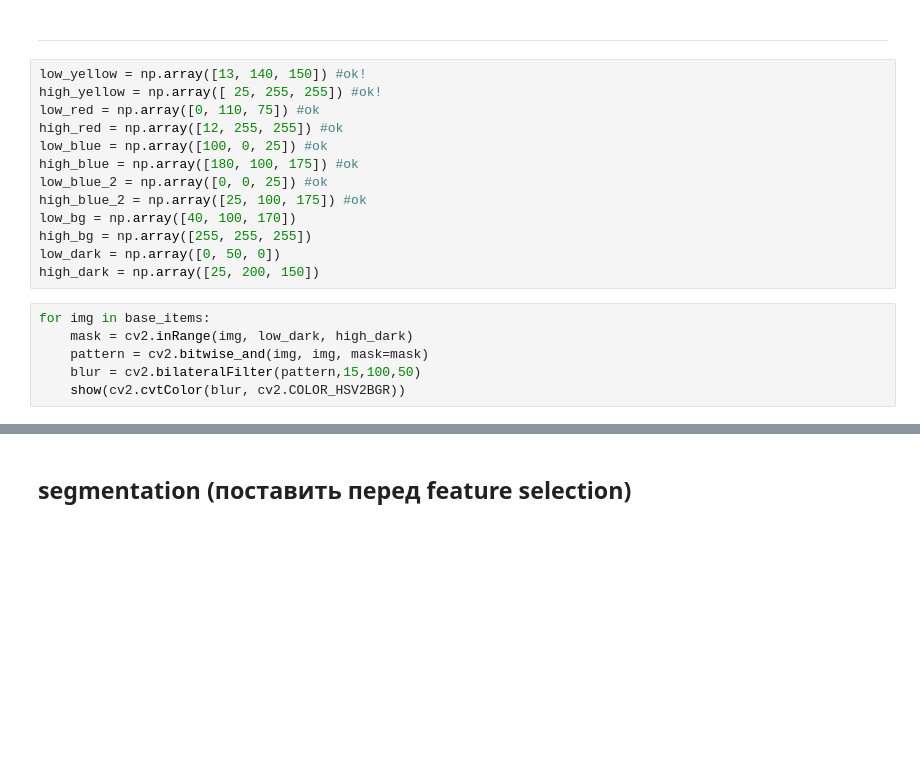
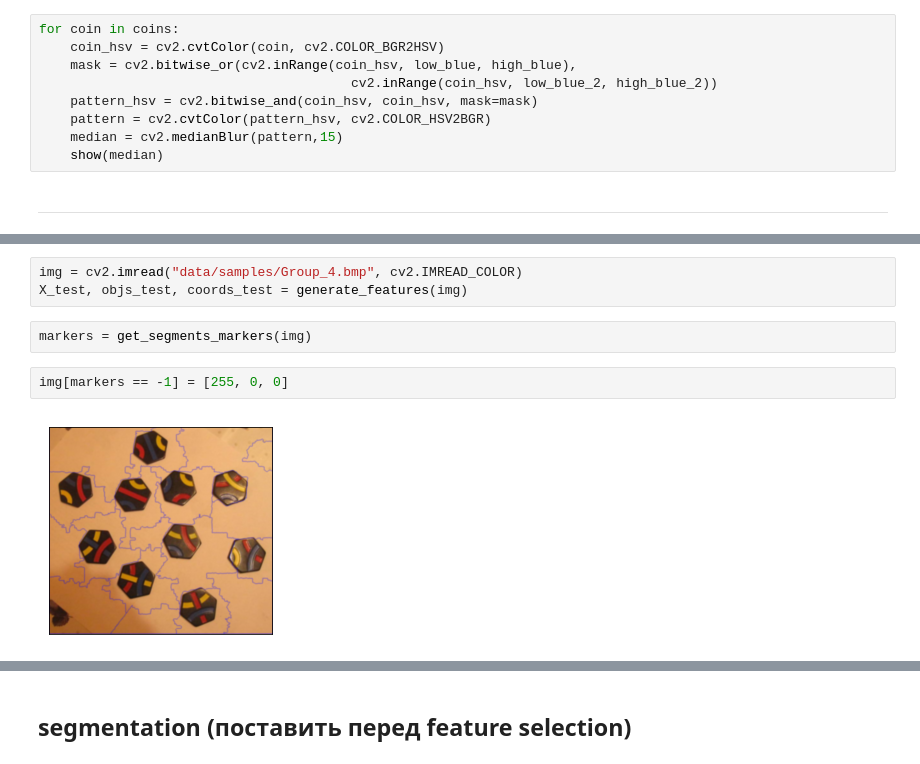
Before and after one commit to aksholokhov/mipt-compvis-2018, a Jupyter notebook: experiments.ipynb, the cells around one changed output, grey strips where cells are left out. Cells and saved outputs as stored; diff of their text form; blank space fills up the shorter version.

```diff
--- a/experiments.ipynb
+++ b/experiments.ipynb
@@ -115,21 +164,11 @@ high_dark = np.array([25, 200, 150])
+# %%
+for coin in coins:
+    coin_hsv = cv2.cvtColor(coin, cv2.COLOR_BGR2HSV)
+    mask = cv2.bitwise_or(cv2.inRange(coin_hsv, low_blue, high_blue),
+                                        cv2.inRange(coin_hsv, low_blue_2, high_blue_2))
+    pattern_hsv = cv2.bitwise_and(coin_hsv, coin_hsv, mask=mask)
+    pattern = cv2.cvtColor(pattern_hsv, cv2.COLOR_HSV2BGR)
+    median = cv2.medianBlur(pattern,15)
+    show(median)
 # %% [markdown]
 ---
-# %%
-low_yellow = np.array([13, 140, 150]) #ok!
-high_yellow = np.array([ 25, 255, 255]) #ok!
-low_red = np.array([0, 110, 75]) #ok
-high_red = np.array([12, 255, 255]) #ok
-low_blue = np.array([100, 0, 25]) #ok
-high_blue = np.array([180, 100, 175]) #ok
-low_blue_2 = np.array([0, 0, 25]) #ok
-high_blue_2 = np.array([25, 100, 175]) #ok
-low_bg = np.array([40, 100, 170])
-high_bg = np.array([255, 255, 255])
-low_dark = np.array([0, 50, 0])
-high_dark = np.array([25, 200, 150])
-# %%
-for img in base_items:
-    mask = cv2.inRange(img, low_dark, high_dark)
-    pattern = cv2.bitwise_and(img, img, mask=mask)
-    blur = cv2.bilateralFilter(pattern,15,100,50)
-    show(cv2.cvtColor(blur, cv2.COLOR_HSV2BGR))
@@ -175,0 +363,9 @@ generate_color_features(img_segment)
+# %%
+img = cv2.imread("data/samples/Group_4.bmp", cv2.IMREAD_COLOR)
+X_test, objs_test, coords_test = generate_features(img)
+# %%
+markers = get_segments_markers(img)
+# %%
+img[markers == -1] = [255, 0, 0]
+# %% [output]
+[figure, added]
```
Also changed, not shown: parts of 89 cells of this notebook.
